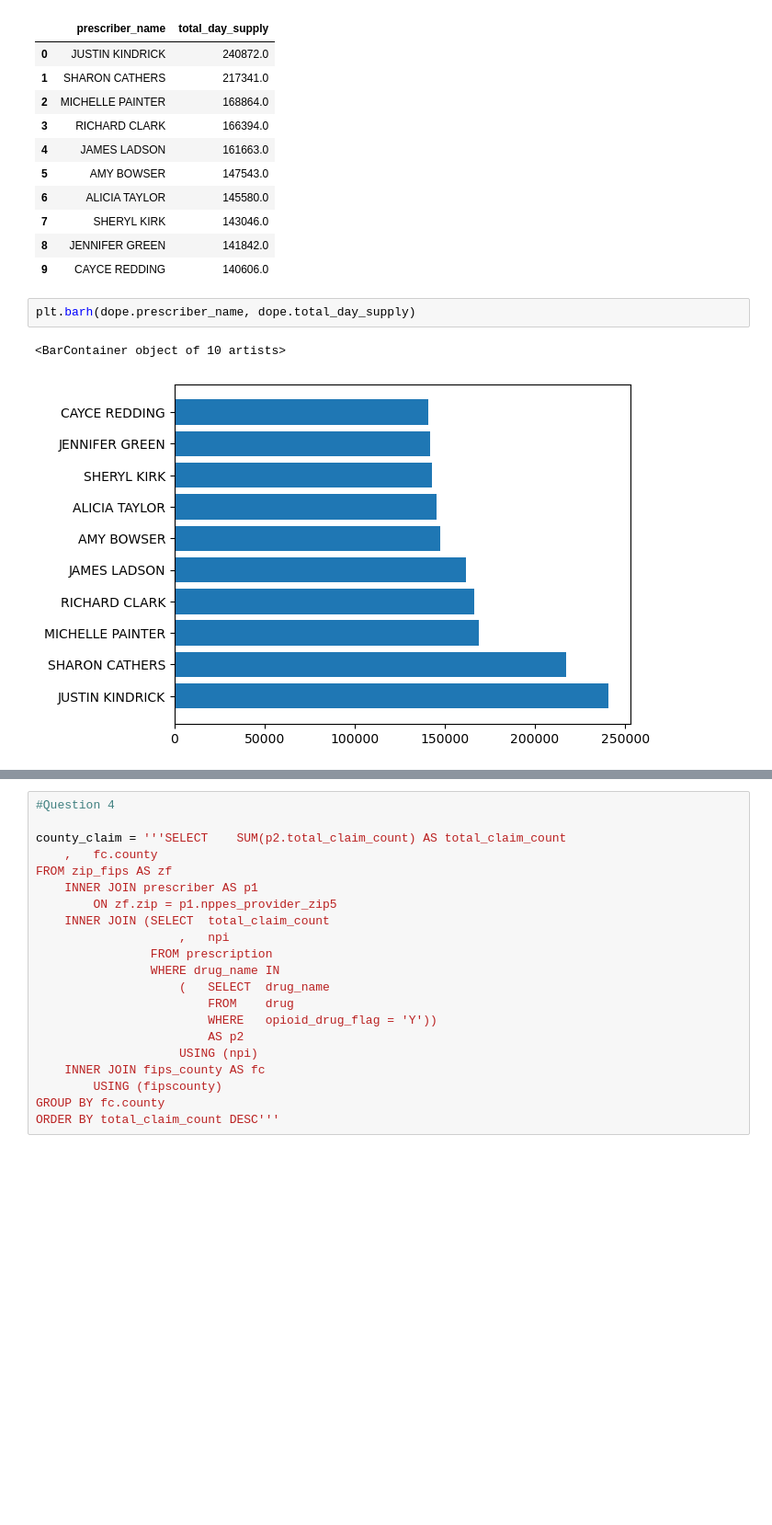
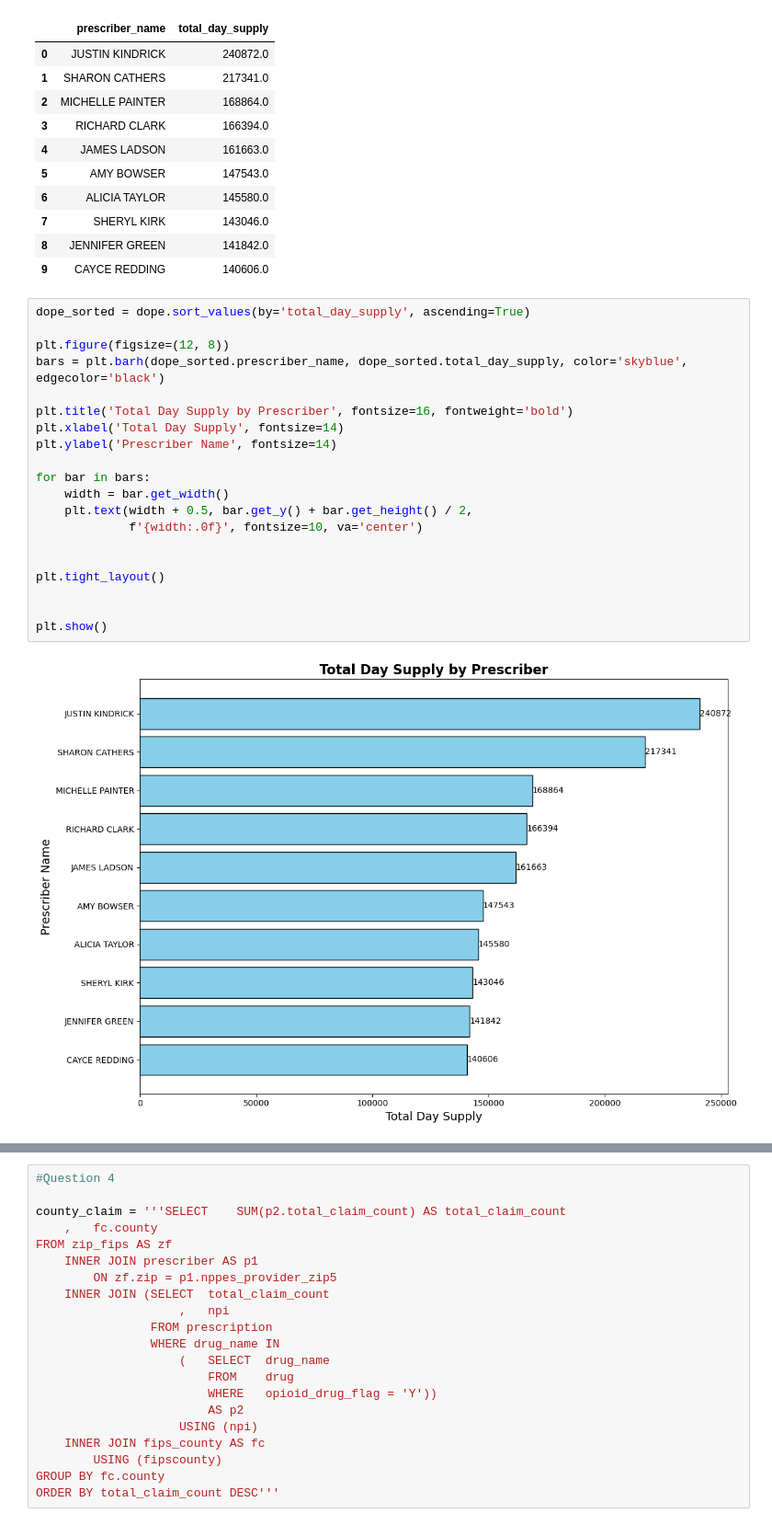
Before and after one commit to NSS-Data-Analytics-Cohort-13/prescribers-python-project-team_scrooged, a Jupyter notebook: notebooks/prescribers.ipynb, the cells around one changed output, grey strips where cells are left out. Shown: that part at 92% size. Drawn from its saved outputs; the diff is of its cells as text; blank space fills up the shorter version.

```diff
--- a/notebooks/prescribers.ipynb
+++ b/notebooks/prescribers.ipynb
@@ -174,11 +176,28 @@ dope
 | 7 | SHERYL KIRK | 143046.0 |
 | 8 | JENNIFER GREEN | 141842.0 |
 | 9 | CAYCE REDDING | 140606.0 |
-# %%
-plt.barh(dope.prescriber_name, dope.total_day_supply)
-# %% [output]
-<BarContainer object of 10 artists>
-[figure, removed]
+# %%
+dope_sorted = dope.sort_values(by='total_day_supply', ascending=True)
+
+plt.figure(figsize=(12, 8))
+bars = plt.barh(dope_sorted.prescriber_name, dope_sorted.total_day_supply, color='skyblue', edgecolor='black')
+
+plt.title('Total Day Supply by Prescriber', fontsize=16, fontweight='bold')
+plt.xlabel('Total Day Supply', fontsize=14)
+plt.ylabel('Prescriber Name', fontsize=14)
+
+for bar in bars:
+    width = bar.get_width()
+    plt.text(width + 0.5, bar.get_y() + bar.get_height() / 2,
+             f'{width:.0f}', fontsize=10, va='center')
+
+
+plt.tight_layout()
+
+
+plt.show()
+# %% [output]
+[figure, added]
 # %%
 #Question 3 : What did the trend in overdose deaths due to opioids look like in Tennessee from 2015 to 2018?
 
```
Also changed, not shown: parts of 13 cells of this notebook, 1 other file.
